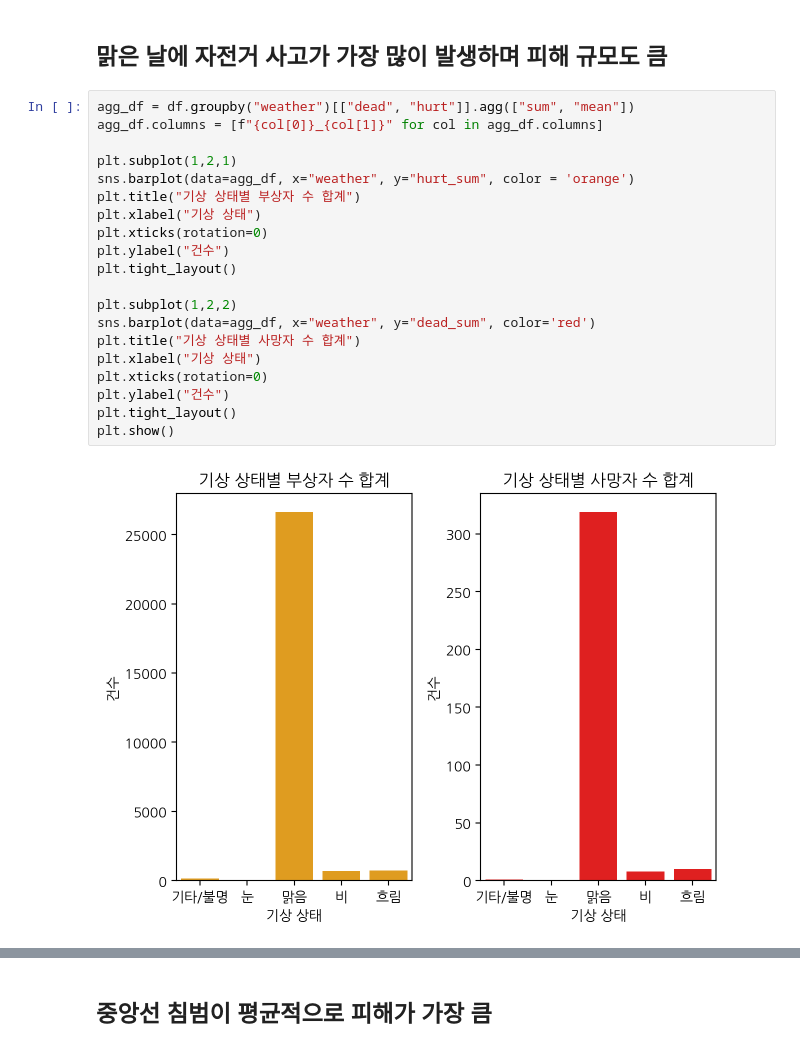
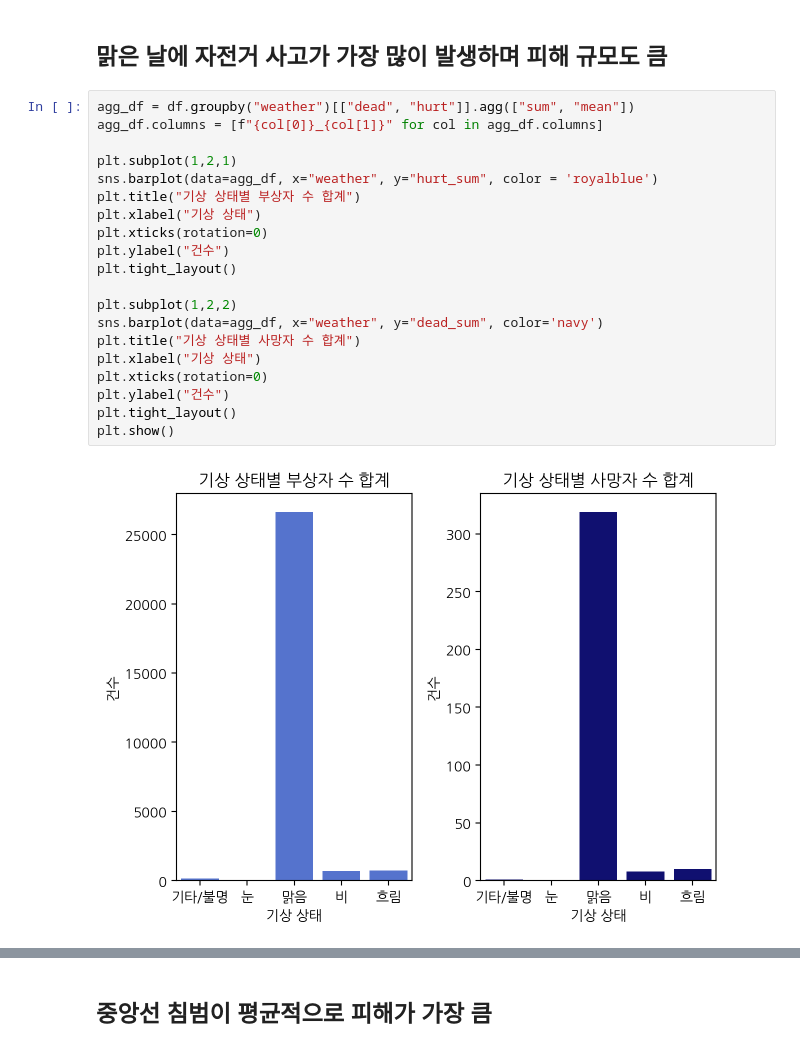
Before and after one commit to yeojeong735/25-BDA-TeamDP, a Jupyter notebook: 25_BDA_BikeCrash_TeamDP.ipynb, the cells around one changed output, grey strips where cells are left out. Drawn from its saved outputs; the diff is of its cells as text.

```diff
--- a/25_BDA_BikeCrash_TeamDP.ipynb
+++ b/25_BDA_BikeCrash_TeamDP.ipynb
@@ -259,24 +259,24 @@ plt.show()
 # %%
 agg_df = df.groupby("weather")[["dead", "hurt"]].agg(["sum", "mean"])
 agg_df.columns = [f"{col[0]}_{col[1]}" for col in agg_df.columns]
 
 plt.subplot(1,2,1)
-sns.barplot(data=agg_df, x="weather", y="hurt_sum", color = 'orange')
+sns.barplot(data=agg_df, x="weather", y="hurt_sum", color = 'royalblue')
 plt.title("기상 상태별 부상자 수 합계")
 plt.xlabel("기상 상태")
 plt.xticks(rotation=0)
 plt.ylabel("건수")
 plt.tight_layout()
 
 plt.subplot(1,2,2)
-sns.barplot(data=agg_df, x="weather", y="dead_sum", color='red')
+sns.barplot(data=agg_df, x="weather", y="dead_sum", color='navy')
 plt.title("기상 상태별 사망자 수 합계")
 plt.xlabel("기상 상태")
 plt.xticks(rotation=0)
 plt.ylabel("건수")
 plt.tight_layout()
 plt.show()
 # %% [output]
-[figure, old version]
+[figure, new version]
 # %%
 plt.subplot(1,2,1)
```
Also changed, not shown: parts of 4 cells of this notebook.
